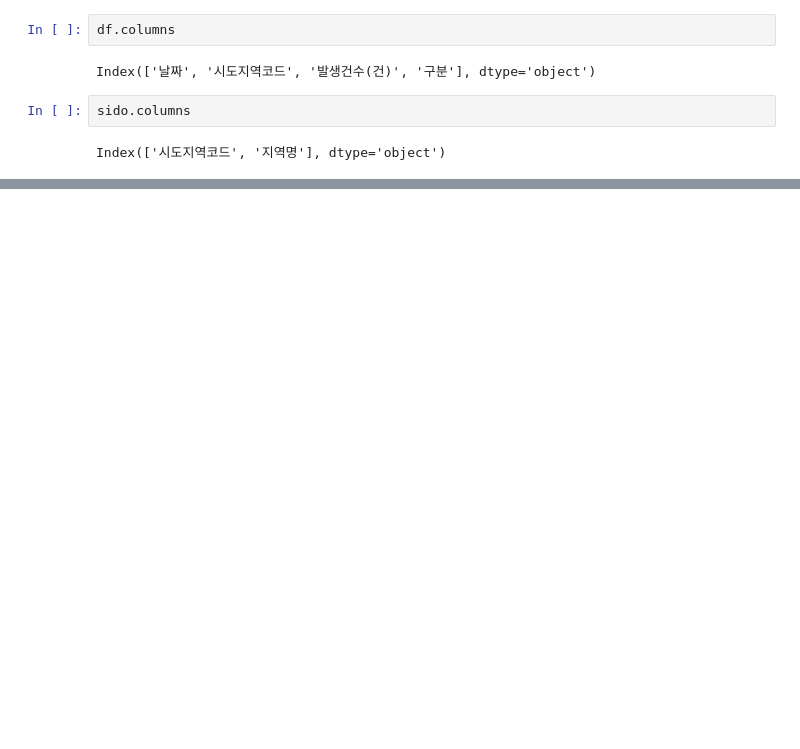
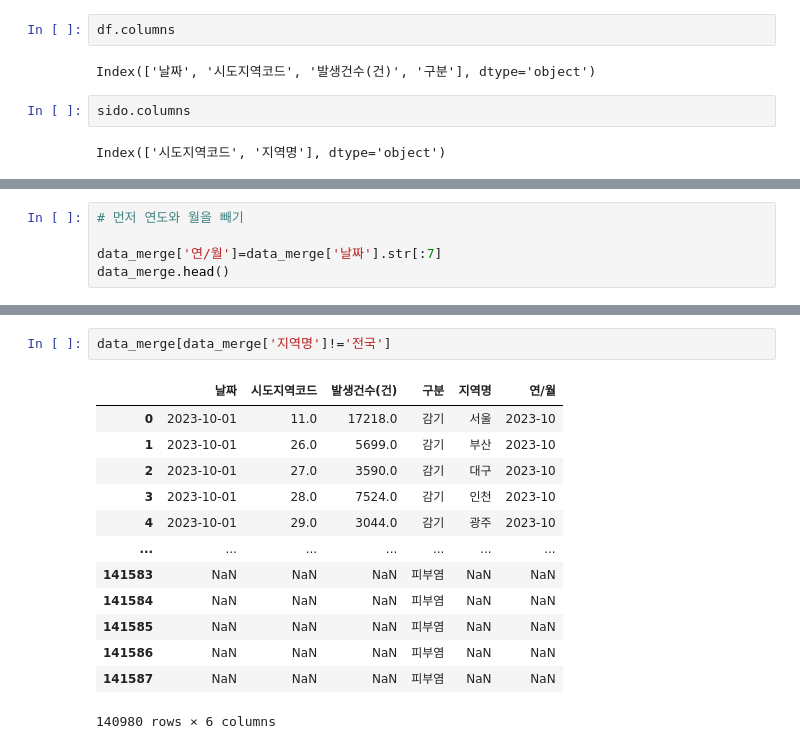
Before and after one commit to sunkyu0711/Python_MegaDataAnalysis_250120, a Jupyter notebook: 4일차_질병.ipynb, the cells around one changed output, grey strips where cells are left out. Cells and saved outputs as stored; diff of their text form; blank space fills up the shorter version.

```diff
--- a/4일차_질병.ipynb
+++ b/4일차_질병.ipynb
@@ -214,0 +230,5 @@ data_merge
+# %%
+# 먼저 연도와 월을 빼기
+
+data_merge['연/월']=data_merge['날짜'].str[:7]
+data_merge.head()
@@ -214,0 +259,16 @@ data_merge
+# %%
+data_merge[data_merge['지역명']!='전국']
+# %% [output]
+|  | 날짜 | 시도지역코드 | 발생건수(건) | 구분 | 지역명 | 연/월 |
+| 0 | 2023-10-01 | 11.0 | 17218.0 | 감기 | 서울 | 2023-10 |
+| 1 | 2023-10-01 | 26.0 | 5699.0 | 감기 | 부산 | 2023-10 |
+| 2 | 2023-10-01 | 27.0 | 3590.0 | 감기 | 대구 | 2023-10 |
+| 3 | 2023-10-01 | 28.0 | 7524.0 | 감기 | 인천 | 2023-10 |
+| 4 | 2023-10-01 | 29.0 | 3044.0 | 감기 | 광주 | 2023-10 |
+| ... | ... | ... | ... | ... | ... | ... |
+| 141583 | NaN | NaN | NaN | 피부염 | NaN | NaN |
+| 141584 | NaN | NaN | NaN | 피부염 | NaN | NaN |
+| 141585 | NaN | NaN | NaN | 피부염 | NaN | NaN |
+| 141586 | NaN | NaN | NaN | 피부염 | NaN | NaN |
+| 141587 | NaN | NaN | NaN | 피부염 | NaN | NaN |
+140980 rows × 6 columns
```
Also changed, not shown: parts of 11 cells of this notebook.
